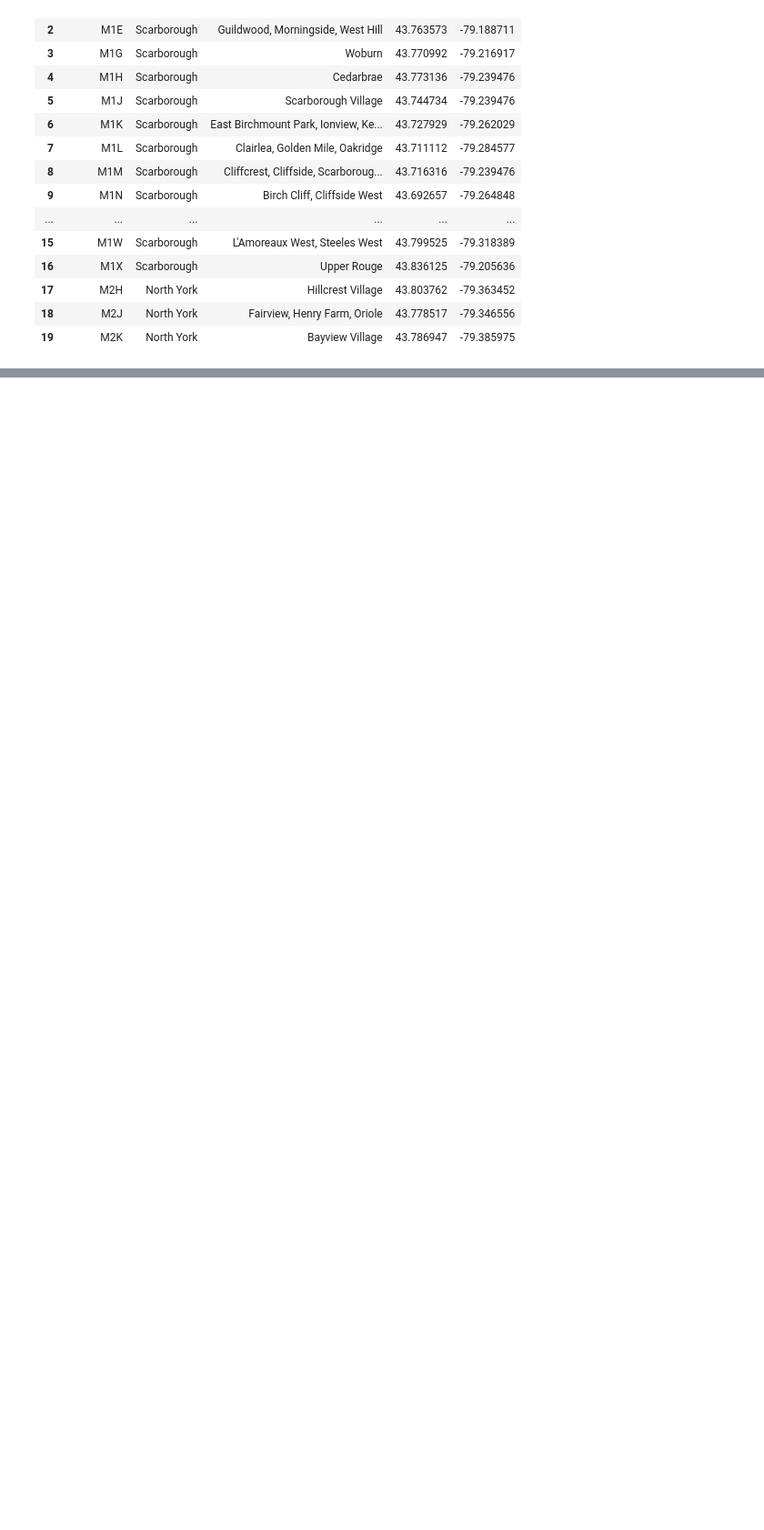
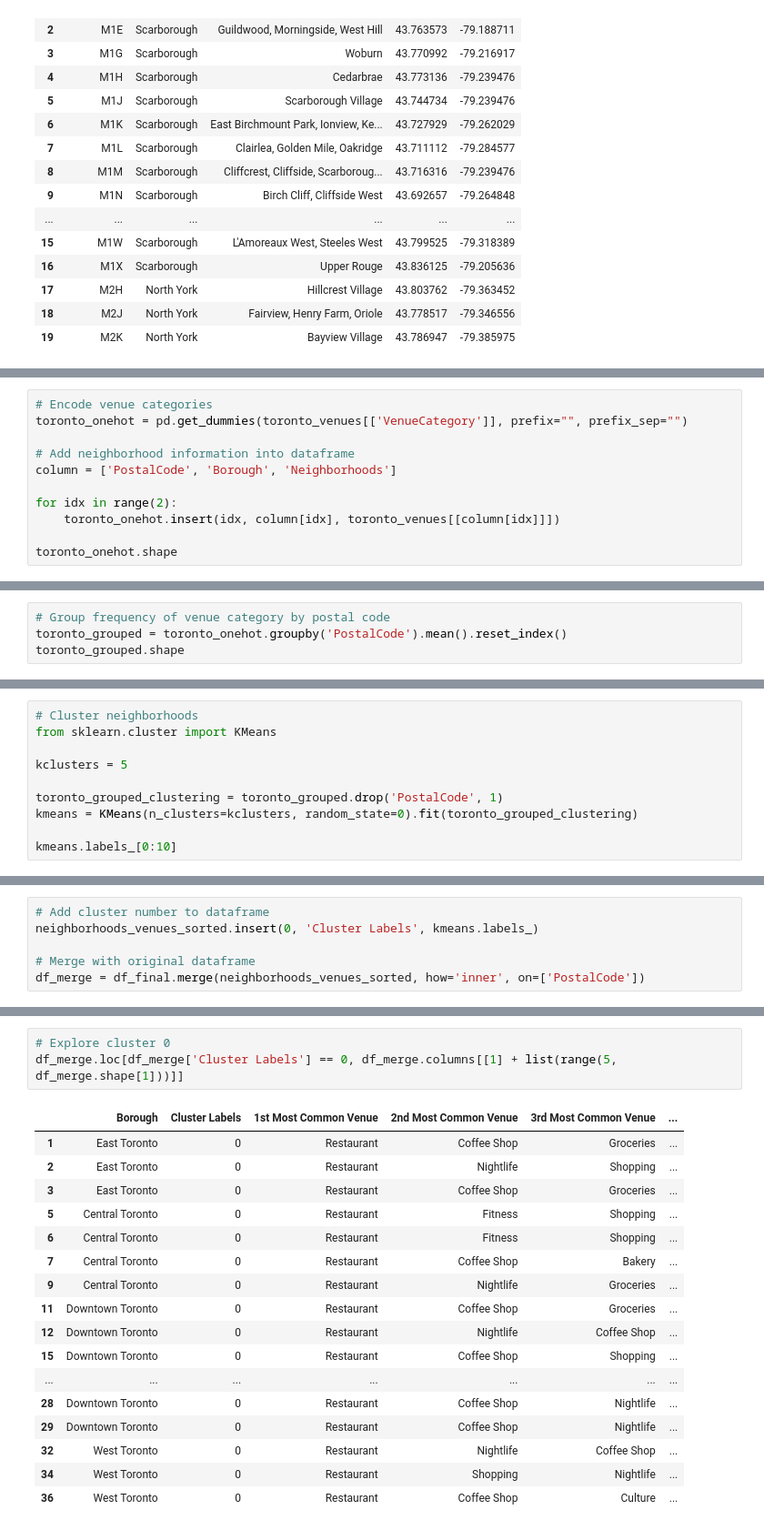
Before and after one commit to laramirez/Coursera_Capstone, a Jupyter notebook: toronto_neighborhoods_clustering.ipynb, the cells around one changed output, grey strips where cells are left out. Shown at 91% size. Drawn from its saved outputs; the diff is of its cells as text; blank space fills up the shorter version.

```diff
--- a/toronto_neighborhoods_clustering.ipynb
+++ b/toronto_neighborhoods_clustering.ipynb
@@ -103,0 +506,11 @@ df_final.head(20)
+# %%
+# Encode venue categories
+toronto_onehot = pd.get_dummies(toronto_venues[['VenueCategory']], prefix="", prefix_sep="")
+
+# Add neighborhood information into dataframe
+column = ['PostalCode', 'Borough', 'Neighborhoods']
+
+for idx in range(2):
+    toronto_onehot.insert(idx, column[idx], toronto_venues[[column[idx]]])
+
+toronto_onehot.shape
@@ -103,0 +519,4 @@ df_final.head(20)
+# %%
+# Group frequency of venue category by postal code
+toronto_grouped = toronto_onehot.groupby('PostalCode').mean().reset_index()
+toronto_grouped.shape
@@ -103,0 +561,10 @@ df_final.head(20)
+# %%
+# Cluster neighborhoods
+from sklearn.cluster import KMeans
+
+kclusters = 5
+
+toronto_grouped_clustering = toronto_grouped.drop('PostalCode', 1)
+kmeans = KMeans(n_clusters=kclusters, random_state=0).fit(toronto_grouped_clustering)
+
+kmeans.labels_[0:10]
@@ -103,0 +573,6 @@ df_final.head(20)
+# %%
+# Add cluster number to dataframe
+neighborhoods_venues_sorted.insert(0, 'Cluster Labels', kmeans.labels_)
+
+# Merge with original dataframe
+df_merge = df_final.merge(neighborhoods_venues_sorted, how='inner', on=['PostalCode'])
@@ -103,0 +615,21 @@ df_final.head(20)
+# %%
+# Explore cluster 0
+df_merge.loc[df_merge['Cluster Labels'] == 0, df_merge.columns[[1] + list(range(5, df_merge.shape[1]))]]
+# %% [output]
+|  | Borough | Cluster Labels | 1st Most Common Venue | 2nd Most Common Venue | 3rd Most Common Venue | ... |
+| 1 | East Toronto | 0 | Restaurant | Coffee Shop | Groceries | ... |
+| 2 | East Toronto | 0 | Restaurant | Nightlife | Shopping | ... |
+| 3 | East Toronto | 0 | Restaurant | Coffee Shop | Groceries | ... |
+| 5 | Central Toronto | 0 | Restaurant | Fitness | Shopping | ... |
+| 6 | Central Toronto | 0 | Restaurant | Fitness | Shopping | ... |
+| 7 | Central Toronto | 0 | Restaurant | Coffee Shop | Bakery | ... |
+| 9 | Central Toronto | 0 | Restaurant | Nightlife | Groceries | ... |
+| 11 | Downtown Toronto | 0 | Restaurant | Coffee Shop | Groceries | ... |
+| 12 | Downtown Toronto | 0 | Restaurant | Nightlife | Coffee Shop | ... |
+| 15 | Downtown Toronto | 0 | Restaurant | Coffee Shop | Shopping | ... |
+| ... | ... | ... | ... | ... | ... | ... |
+| 28 | Downtown Toronto | 0 | Restaurant | Coffee Shop | Nightlife | ... |
+| 29 | Downtown Toronto | 0 | Restaurant | Coffee Shop | Nightlife | ... |
+| 32 | West Toronto | 0 | Restaurant | Nightlife | Coffee Shop | ... |
+| 34 | West Toronto | 0 | Restaurant | Shopping | Nightlife | ... |
+| 36 | West Toronto | 0 | Restaurant | Coffee Shop | Culture | ... |
```
Also changed, not shown: parts of 18 cells of this notebook.
